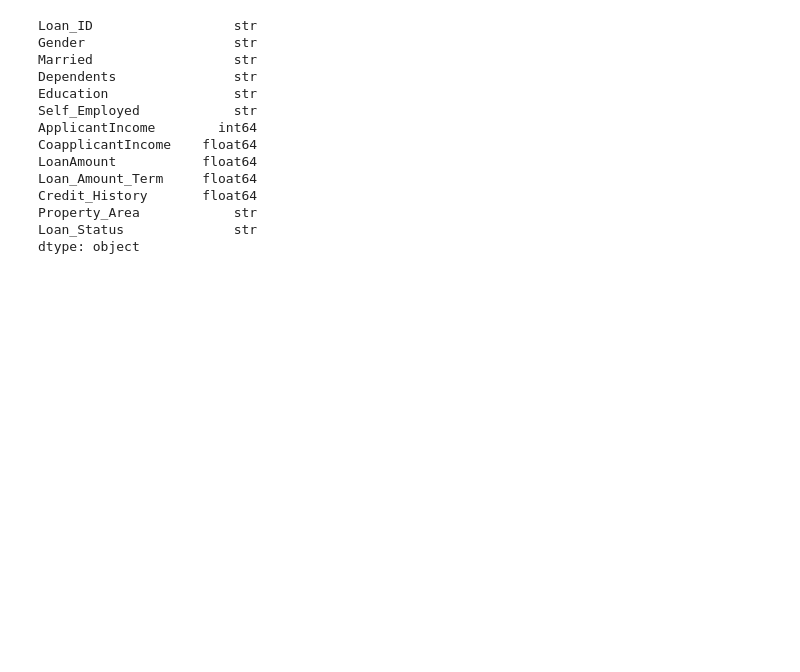
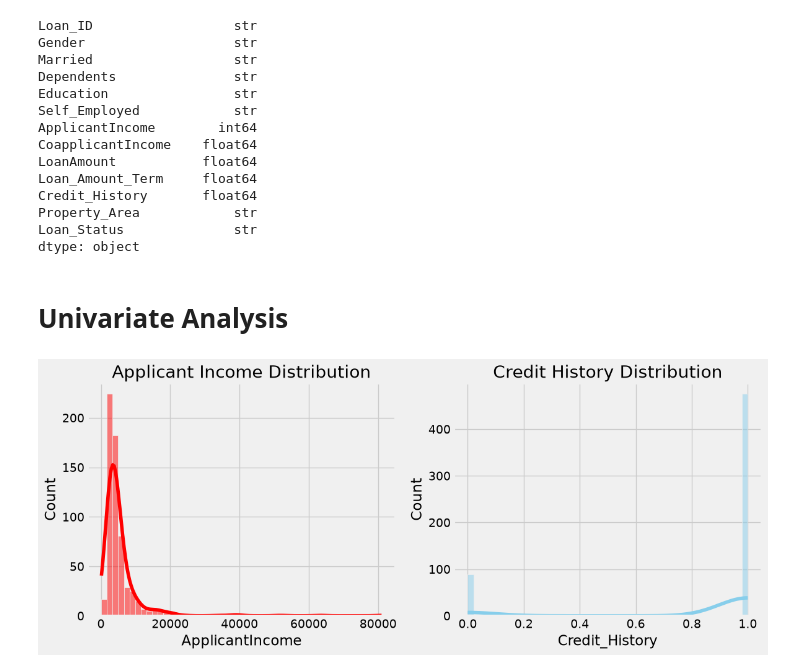
Before and after one commit to Abhinay9346/skillwallet-project-smartlender, a Jupyter notebook: SmartLender/Training/Loan Prediction using ML.ipynb, the cells around one changed output. Cells and saved outputs as stored; diff of their text form; code cells hidden in the pictures; blank space fills up the shorter version.

Commit message:
Complete exploratory data analysis with univariate, bivariate, and multivariate visualizations

```diff
--- a/SmartLender/Training/Loan Prediction using ML.ipynb
+++ b/SmartLender/Training/Loan Prediction using ML.ipynb
@@ -131,3 +131,22 @@ Credit_History       float64
 Property_Area            str
 Loan_Status              str
 dtype: object
+# %% [markdown]
+# Univariate Analysis
+# %%
+# Distribution Plot
+
+plt.figure(figsize=(12,5))
+
+plt.subplot(1,2,1)
+sns.histplot(data['ApplicantIncome'], kde=True, color='red')
+plt.title("Applicant Income Distribution")
+
+plt.subplot(1,2,2)
+sns.histplot(data['Credit_History'], kde=True, color='skyblue')
+plt.title("Credit History Distribution")
+
+plt.tight_layout()
+plt.show()
+# %% [output]
+[figure, added]
```
Also changed, not shown: parts of 11 cells of this notebook.
